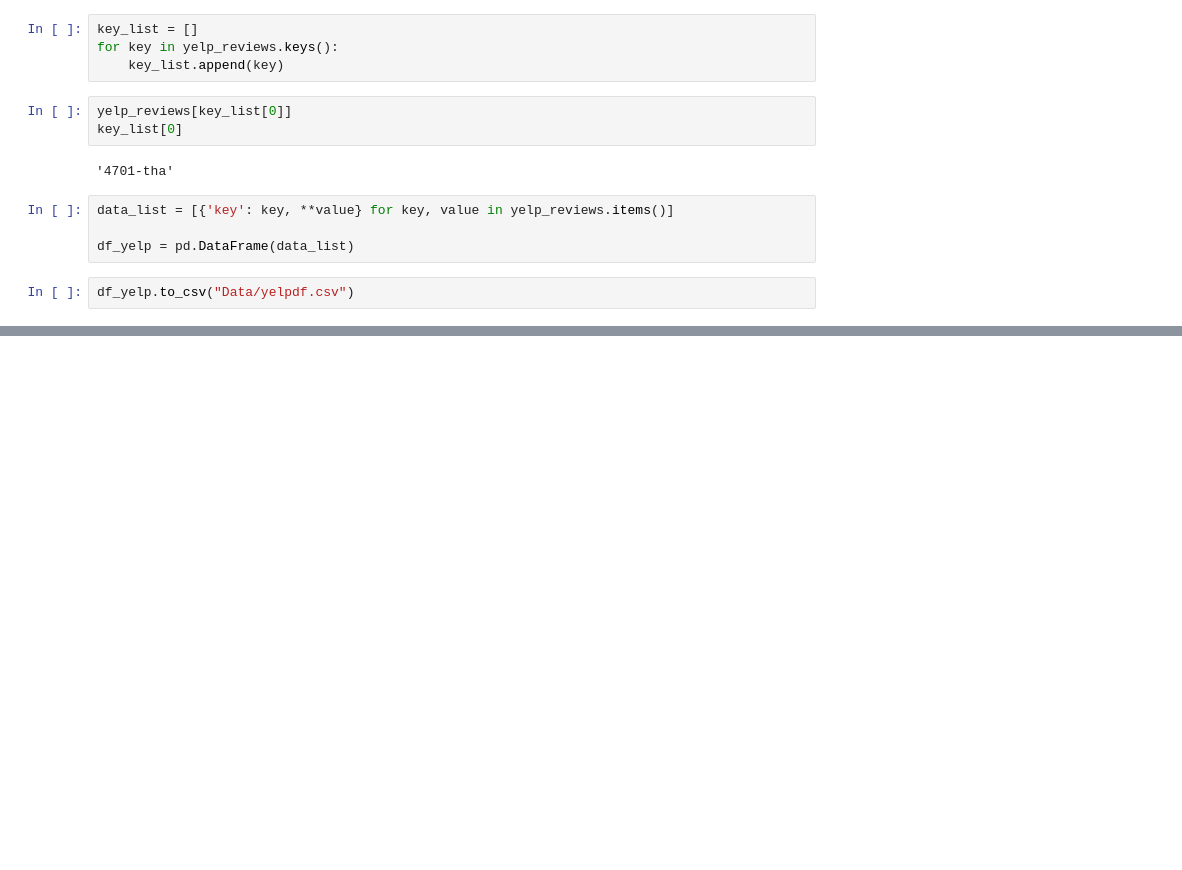
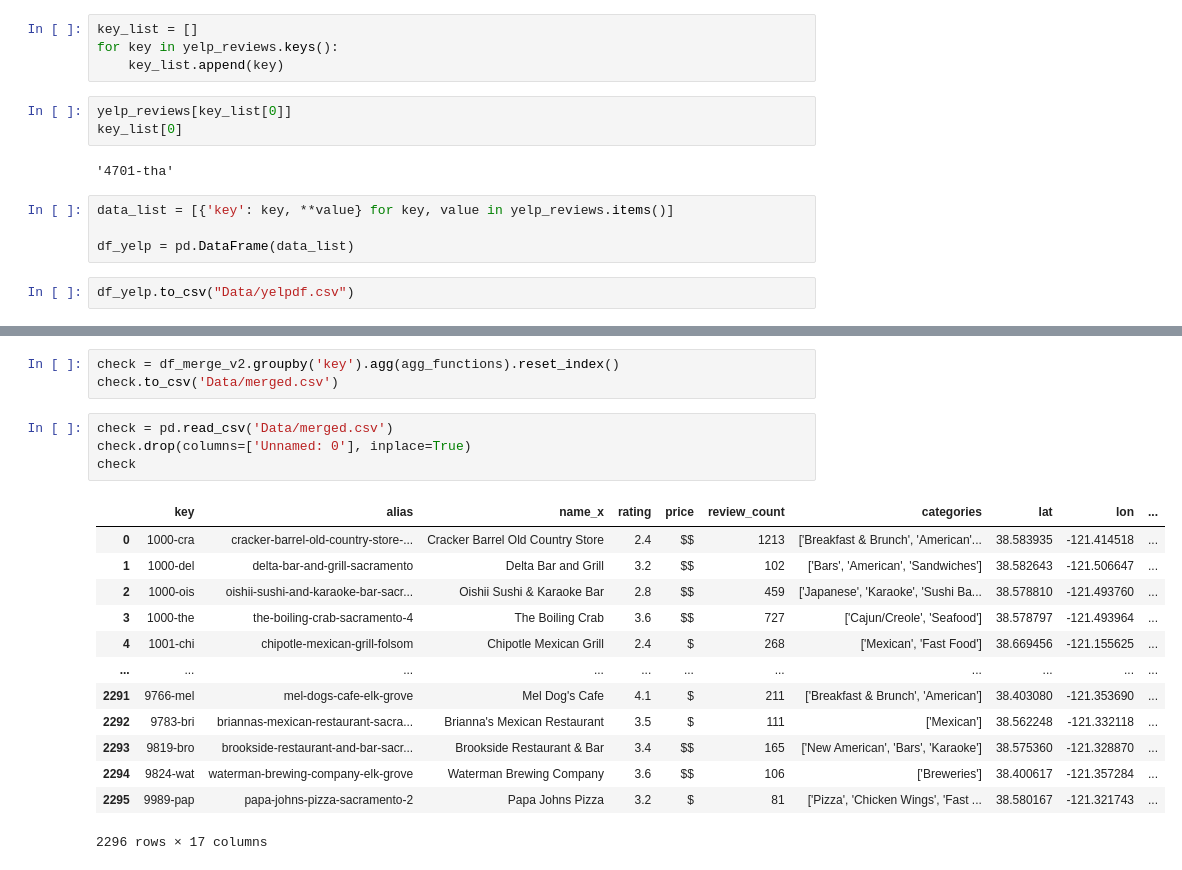
Before and after one commit to AlanPhan1999/207Final, a Jupyter notebook: Final.ipynb, the cells around one changed output, grey strips where cells are left out. Drawn from its saved outputs; the diff is of its cells as text; blank space fills up the shorter version.

```diff
--- a/Final.ipynb
+++ b/Final.ipynb
@@ -118,0 +193,21 @@ df_yelp.to_csv("Data/yelpdf.csv")
+# %%
+check = df_merge_v2.groupby('key').agg(agg_functions).reset_index()
+check.to_csv('Data/merged.csv')
+# %%
+check = pd.read_csv('Data/merged.csv')
+check.drop(columns=['Unnamed: 0'], inplace=True)
+check
+# %% [output]
+|  | key | alias | name_x | rating | price | review_count | categories | lat | lon | ... |
+| 0 | 1000-cra | cracker-barrel-old-country-store-... | Cracker Barrel Old Country Store | 2.4 | $$ | 1213 | ['Breakfast & Brunch', 'American'... | 38.583935 | -121.414518 | ... |
+| 1 | 1000-del | delta-bar-and-grill-sacramento | Delta Bar and Grill | 3.2 | $$ | 102 | ['Bars', 'American', 'Sandwiches'] | 38.582643 | -121.506647 | ... |
+| 2 | 1000-ois | oishii-sushi-and-karaoke-bar-sacr... | Oishii Sushi & Karaoke Bar | 2.8 | $$ | 459 | ['Japanese', 'Karaoke', 'Sushi Ba... | 38.578810 | -121.493760 | ... |
+| 3 | 1000-the | the-boiling-crab-sacramento-4 | The Boiling Crab | 3.6 | $$ | 727 | ['Cajun/Creole', 'Seafood'] | 38.578797 | -121.493964 | ... |
+| 4 | 1001-chi | chipotle-mexican-grill-folsom | Chipotle Mexican Grill | 2.4 | $ | 268 | ['Mexican', 'Fast Food'] | 38.669456 | -121.155625 | ... |
+| ... | ... | ... | ... | ... | ... | ... | ... | ... | ... | ... |
+| 2291 | 9766-mel | mel-dogs-cafe-elk-grove | Mel Dog's Cafe | 4.1 | $ | 211 | ['Breakfast & Brunch', 'American'] | 38.403080 | -121.353690 | ... |
+| 2292 | 9783-bri | briannas-mexican-restaurant-sacra... | Brianna's Mexican Restaurant | 3.5 | $ | 111 | ['Mexican'] | 38.562248 | -121.332118 | ... |
+| 2293 | 9819-bro | brookside-restaurant-and-bar-sacr... | Brookside Restaurant & Bar | 3.4 | $$ | 165 | ['New American', 'Bars', 'Karaoke'] | 38.575360 | -121.328870 | ... |
+| 2294 | 9824-wat | waterman-brewing-company-elk-grove | Waterman Brewing Company | 3.6 | $$ | 106 | ['Breweries'] | 38.400617 | -121.357284 | ... |
+| 2295 | 9989-pap | papa-johns-pizza-sacramento-2 | Papa Johns Pizza | 3.2 | $ | 81 | ['Pizza', 'Chicken Wings', 'Fast ... | 38.580167 | -121.321743 | ... |
+2296 rows × 17 columns
```
Also changed, not shown: parts of 18 cells of this notebook, 7 other files.
